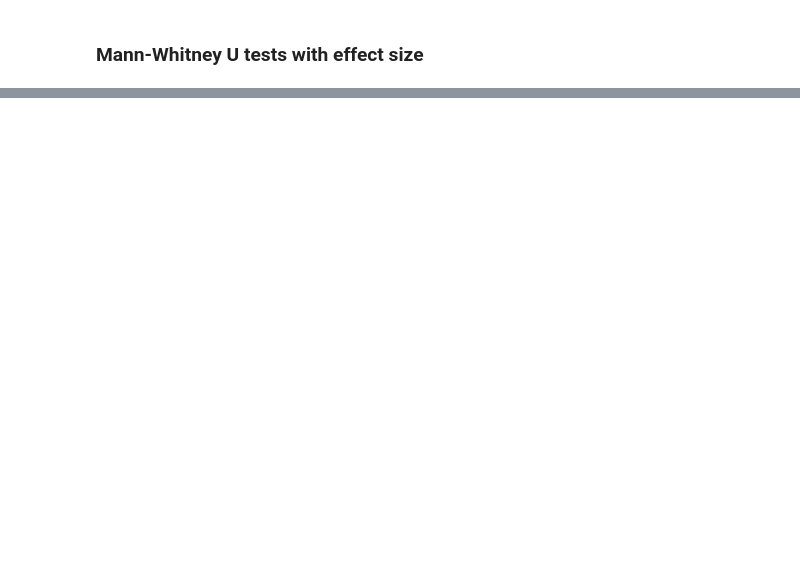
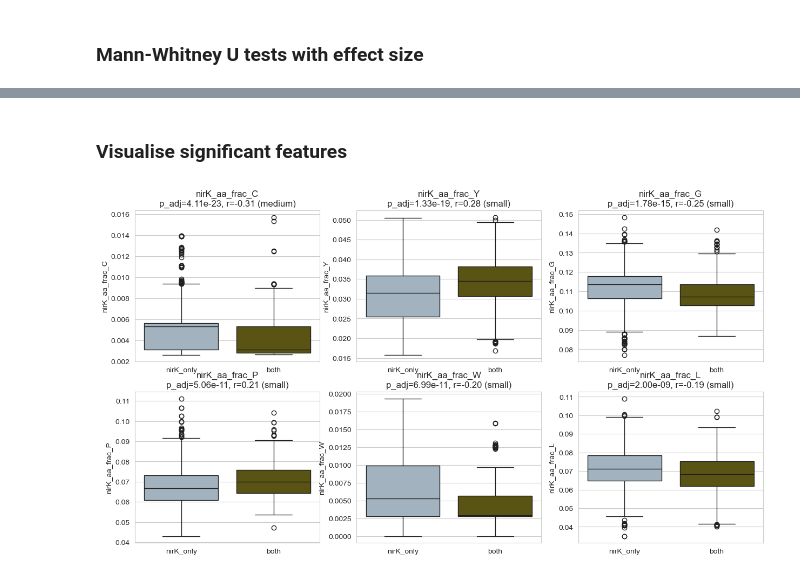
Before and after one commit to dayanaraaa/predicting-nirk-pcuac-cooccurrence, a Jupyter notebook: scripts/stage_5/model_A_final.ipynb, the cells around one changed output, grey strips where cells are left out. Drawn from its saved outputs; the diff is of its cells as text; code cells hidden in the pictures; blank space fills up the shorter version.

```diff
--- a/scripts/stage_5/model_A_final.ipynb
+++ b/scripts/stage_5/model_A_final.ipynb
@@ -379,2 +371,8 @@ The statistical testing offers insight as to whether a feature differs between g
 # %% [markdown]
 ### Mann-Whitney U tests with effect size
+# %%
+def rank_biserial(u_stat, n1, n2):
+    """
+    Calculate rank bi-serial effect size from a Mann-Whitney U statistic.
+    """
+    return 1 - (2 * u_stat) / (n1 * n2)
@@ -380,0 +412,12 @@ The statistical testing offers insight as to whether a feature differs between g
+# %%
+# Benjamini-Hochberg correction for multiple testing
+reject, p_adj, _, _ = multipletests(stats_df["p_value"], alpha=ALPHA, method ="fdr_bh")
+stats_df["p_adj"] = p_adj
+stats_df["significant"] = reject
+
+stats_df = stats_df.sort_values("p_adj").reset_index(drop=True)
+stats_df.to_csv(os.path.join(OUTPUT_DIR, "tables", "statistical_test_results.csv"), index=False)
+
+display(stats_df)
+print(f"\n{stats_df['significant'].sum()} / {len(stats_df)}"
+      f"Features significant at BH-adjusted alpha = {ALPHA}")
@@ -380,0 +443,27 @@ The statistical testing offers insight as to whether a feature differs between g
+# %% [markdown]
+### Visualise significant features
+# %%
+significant_features = stats_df[stats_df["significant"]].head(6)["feature"].tolist()
+
+if significant_features:
+    n_cols = 3
+    n_rows = int(np.ceil(len(significant_features) / n_cols))
+    fig, axes = plt.subplots(n_rows, n_cols, figsize=(5 * n_cols, 4 * n_rows))
+    axes = np.atleast_1d(axes).flatten()
+    for ax, feat in zip(axes, significant_features):
+        sns.boxplot(data=eda_df, x="class", y=feat,hue="class",
+                    ax=ax, order=["nirK_only", "both"],
+                    palette=GROUP_COLORS)
+        row = stats_df.loc[stats_df["feature"] == feat].iloc[0]
+        ax.set_title(f"{feat}\np_adj={row.p_adj:.2e}, r={row.effect_size_r:.2f} ({row.effect_size_label})")
+        ax.set_xlabel("")
+        for ax in axes [len(significant_features):]:
+            ax.axis("off")
+            fig.suptitle("Significant NirK features after BH correction", y=1.02)
+            fig.tight_layout()
+            fig.savefig(os.path.join(OUTPUT_DIR, "figures", "significant_features_boxplots.png"), dpi=200, bbox_inches="tight")
+            plt.show()
+else:
+    print("No features determined significant after BH correction.")
+# %% [output]
+[figure, added]
```
Also changed, not shown: parts of 57 cells of this notebook, 40 other files.
